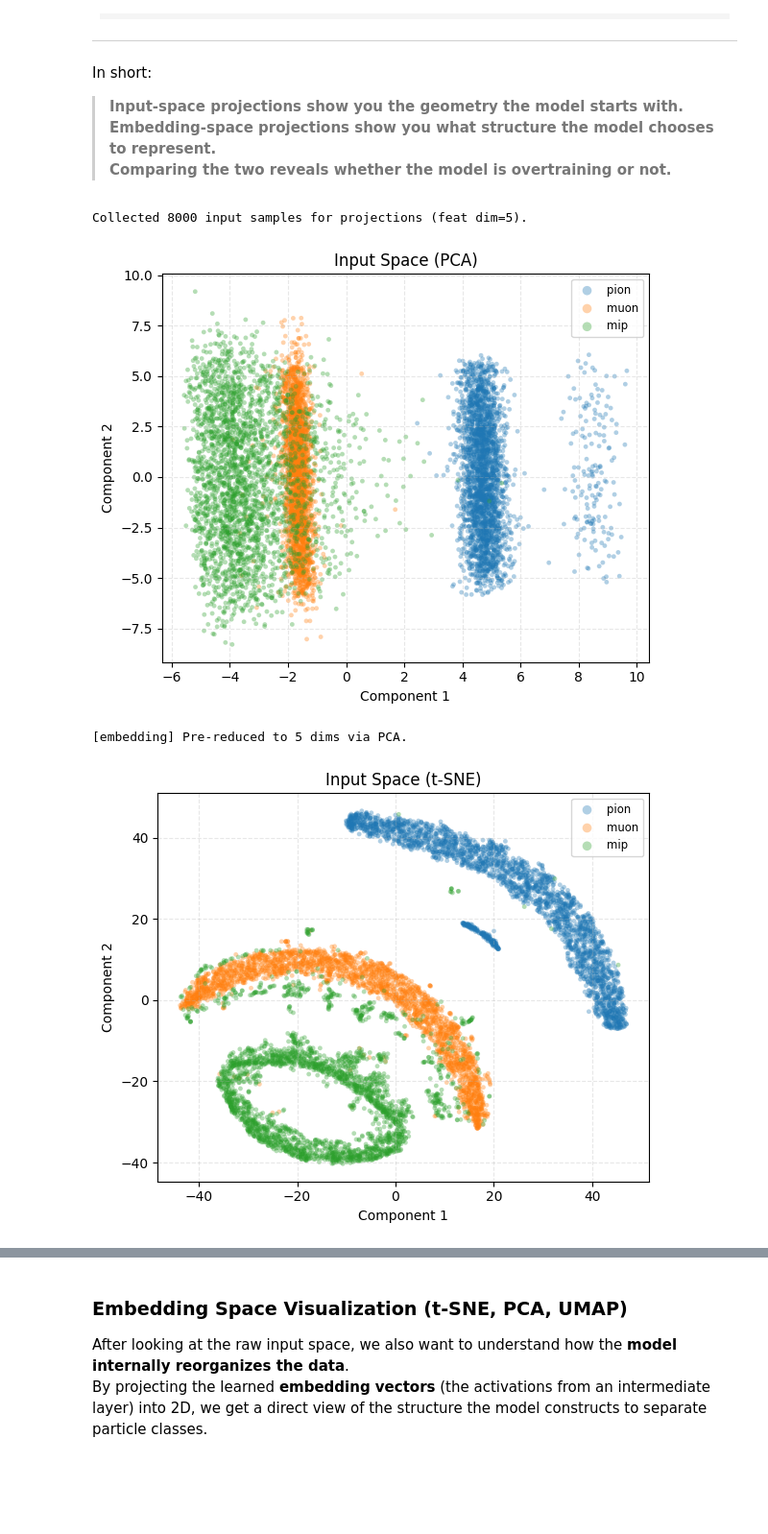
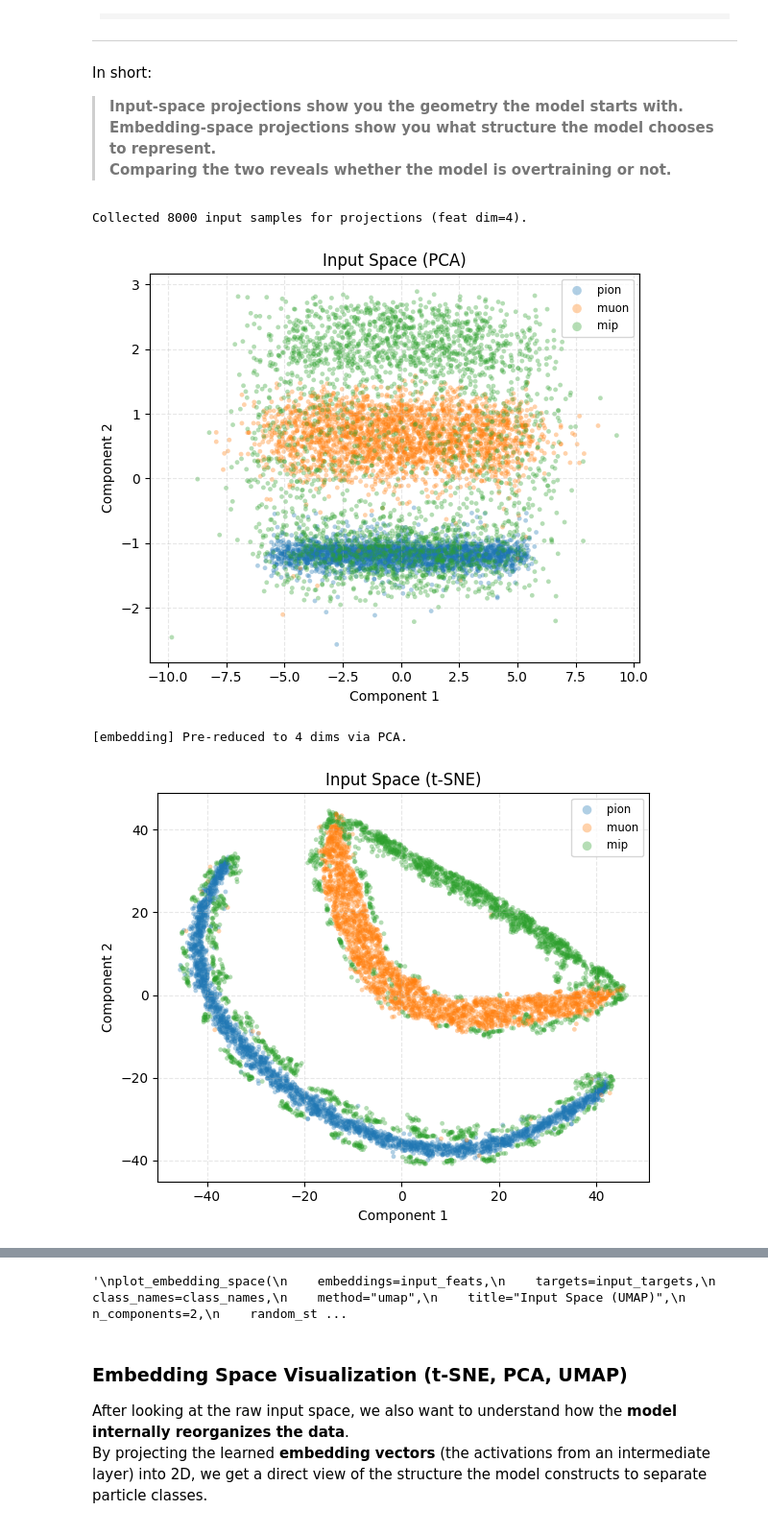
Before and after one commit to jaca230/pioneerML, a Jupyter notebook: notebooks/validation/validate_group_classifier.ipynb, the cells around one changed output, grey strips where cells are left out. Shown at 96% size. Saved outputs shown, nothing was run; the diff lists cells and outputs as text; code cells hidden in the pictures; blank space fills up the shorter version.

Commit message:
checkpoint: updated group_classifier

```diff
--- a/notebooks/validation/validate_group_classifier.ipynb
+++ b/notebooks/validation/validate_group_classifier.ipynb
@@ -96,30 +96,27 @@ Model loaded successfully on cuda
 
 Load the same data pattern used during training (or a subset for faster validation).
 # %%
-# Load validation data
-# Use the same file pattern as training, or specify a different one
-file_pattern = str(Path(PROJECT_ROOT) / "data" / "mainTimeGroups_*.npy")
+# Load validation data (paired hits/info)
+hits_pattern = str(Path(PROJECT_ROOT) / "data" / "hits_batch_*.npy")
+info_pattern = str(Path(PROJECT_ROOT) / "data" / "group_info_batch_*.npy")
 
-# For validation, use full available data (no limiting by default)
-validation_groups = load_preprocessed_time_groups(
-    file_pattern,
+validation_groups = load_hits_and_info(
+    hits_pattern=hits_pattern,
+    info_pattern=info_pattern,
     max_files=1,
     limit_groups=None,
     min_hits=2,
-    min_hits_per_label=2,
+    include_hit_labels=False,  # classifier targets
     verbose=True,
 )
-
 print(f"Loaded {len(validation_groups)} groups for validation")
 
-# Create datamodule
-# val_split=0.0 means we use the full set (train split) for evaluation here
-# to avoid unintended downsampling that was previously happening.
+# Create datamodule (no split to keep all for eval)
 datamodule = GroupClassificationDataModule(
     records=validation_groups,
     num_classes=NUM_GROUP_CLASSES,
     batch_size=128,
-    num_workers=0,  # Set to 0 for validation to avoid multiprocessing issues
+    num_workers=0,
     val_split=0.0,
     test_split=0.0,
     seed=42,
@@ -520,34 +518,36 @@ plot_embedding_space(
 
 # t-SNE of input space
 plot_embedding_space(
     embeddings=input_feats,
     targets=input_targets,
     class_names=class_names,
     method="tsne",
     title="Input Space (t-SNE)",
     perplexity=150.0,
     n_components=2,
     random_state=42,
     max_samples=max_input_samples,
     pre_pca_components=min(30, input_feats.shape[1]) if input_feats.size else None,
     show=True,
     verbose=True,
 )
 
 # UMAP (Warning, this is an expensive algorithm, especially for higher dimensions. It can take quite some time)
 
+'''
 plot_embedding_space(
     embeddings=input_feats,
     targets=input_targets,
     class_names=class_names,
     method="umap",
     title="Input Space (UMAP)",
     n_components=2,
     random_state=42,
     show=True,
 )
+'''
 # %% [output]
-Collected 8000 input samples for projections (feat dim=5).
+Collected 8000 input samples for projections (feat dim=4).
-[figure, old version]
+[figure, new version]
-[embedding] Pre-reduced to 5 dims via PCA.
+[embedding] Pre-reduced to 4 dims via PCA.
-[figure, old version]
+[figure, new version]
@@ -555,3 +554,4 @@ Collected 8000 input samples for projections (feat dim=5).
+'\nplot_embedding_space(\n    embeddings=input_feats,\n    targets=input_targets,\n    class_names=class_names,\n    method="umap",\n    title="Input Space (UMAP)",\n    n_components=2,\n    random_st ...
 # %% [markdown]
 ### Embedding Space Visualization (t-SNE, PCA, UMAP)
 
```
Also changed, not shown: parts of 12 cells of this notebook, 2 other files.
